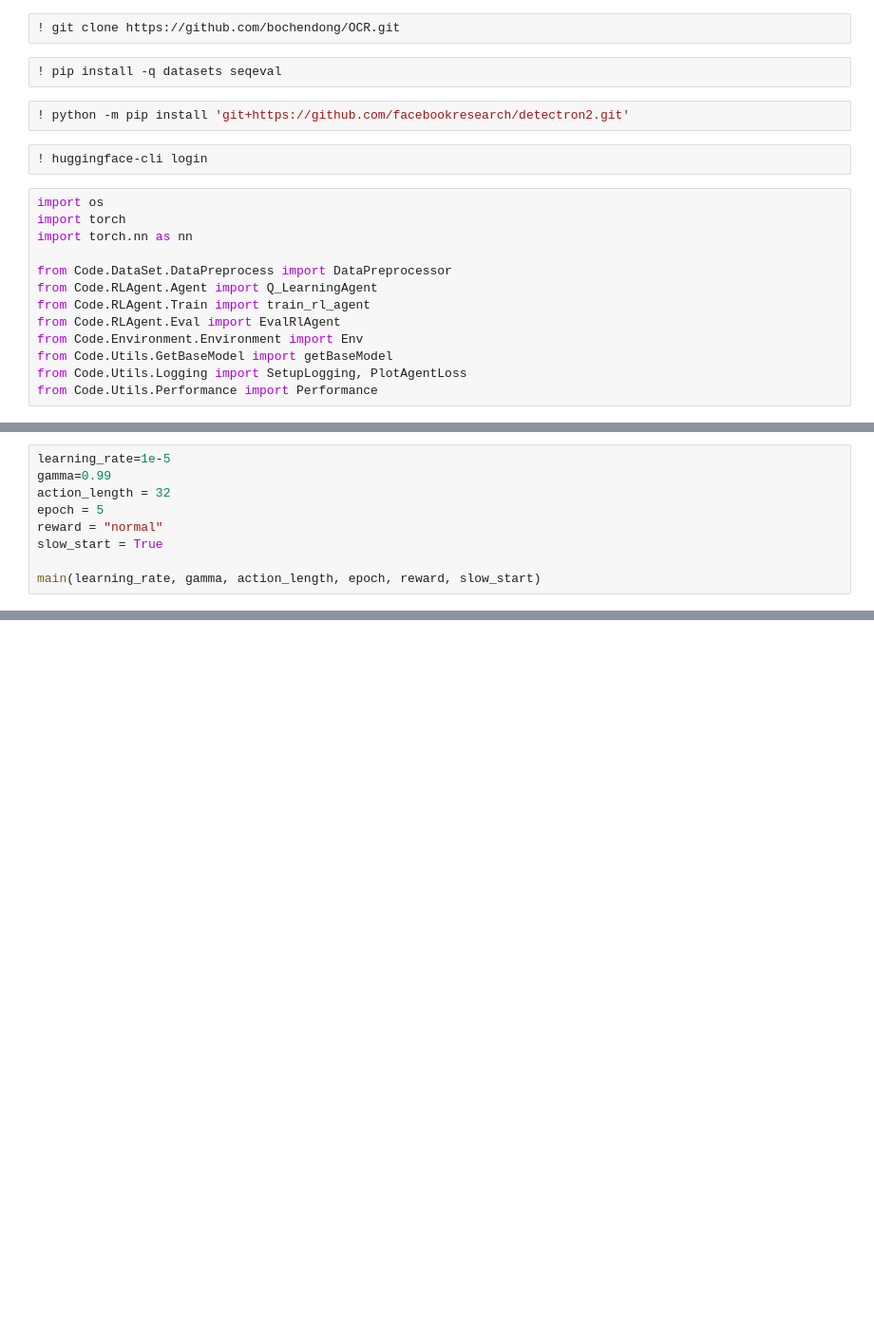
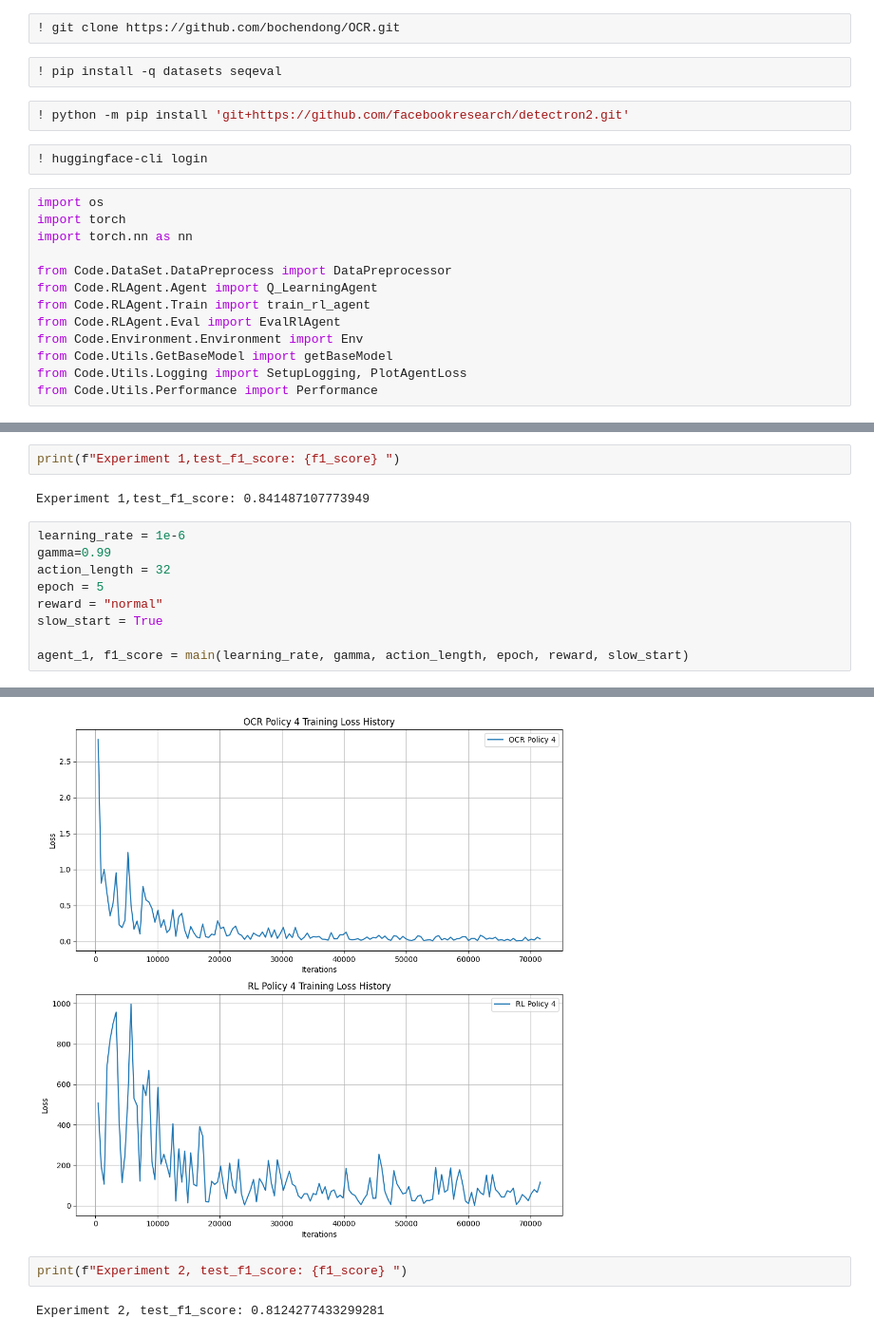
Before and after one commit to bochendong/OCR, a Jupyter notebook: colab.ipynb, the cells around one changed output, grey strips where cells are left out. Shown at 95% size. Saved outputs shown, nothing was run; the diff lists cells and outputs as text; blank space fills up the shorter version.

```diff
--- a/colab.ipynb
+++ b/colab.ipynb
@@ -52,9 +82,14 @@ def main(learning_rate=1e-6, gamma=0.99, action_length = 32, epoches = 5, reward
+# %%
+print(f"Experiment 1,test_f1_score: {f1_score} ")
+# %% [output]
+Experiment 1,test_f1_score: 0.841487107773949
 # %%
-learning_rate=1e-5
+learning_rate = 1e-6
 gamma=0.99
 action_length = 32
 epoch = 5
 reward = "normal"
 slow_start = True
 
-main(learning_rate, gamma, action_length, epoch, reward, slow_start)
+agent_1, f1_score = main(learning_rate, gamma, action_length, epoch, reward, slow_start)
+# %% [output]
@@ -61 +113,6 @@ main(learning_rate, gamma, action_length, epoch, reward, slow_start)
+[figure, added]
+# %%
+print(f"Experiment 2, test_f1_score: {f1_score} ")
+# %% [output]
+Experiment 2, test_f1_score: 0.8124277433299281
 # %%
```
Also changed, not shown: parts of 7 cells of this notebook, 5 other files.
